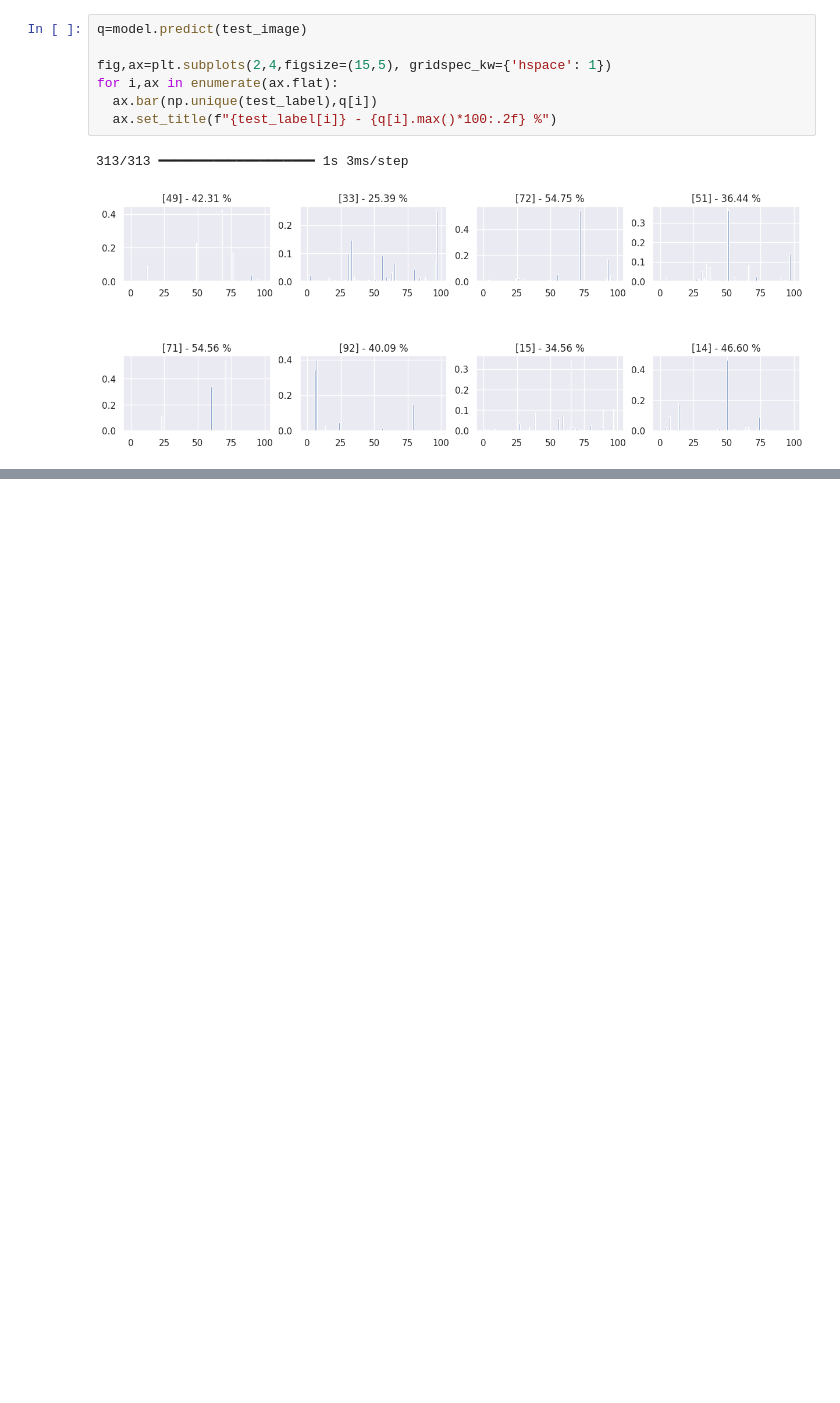
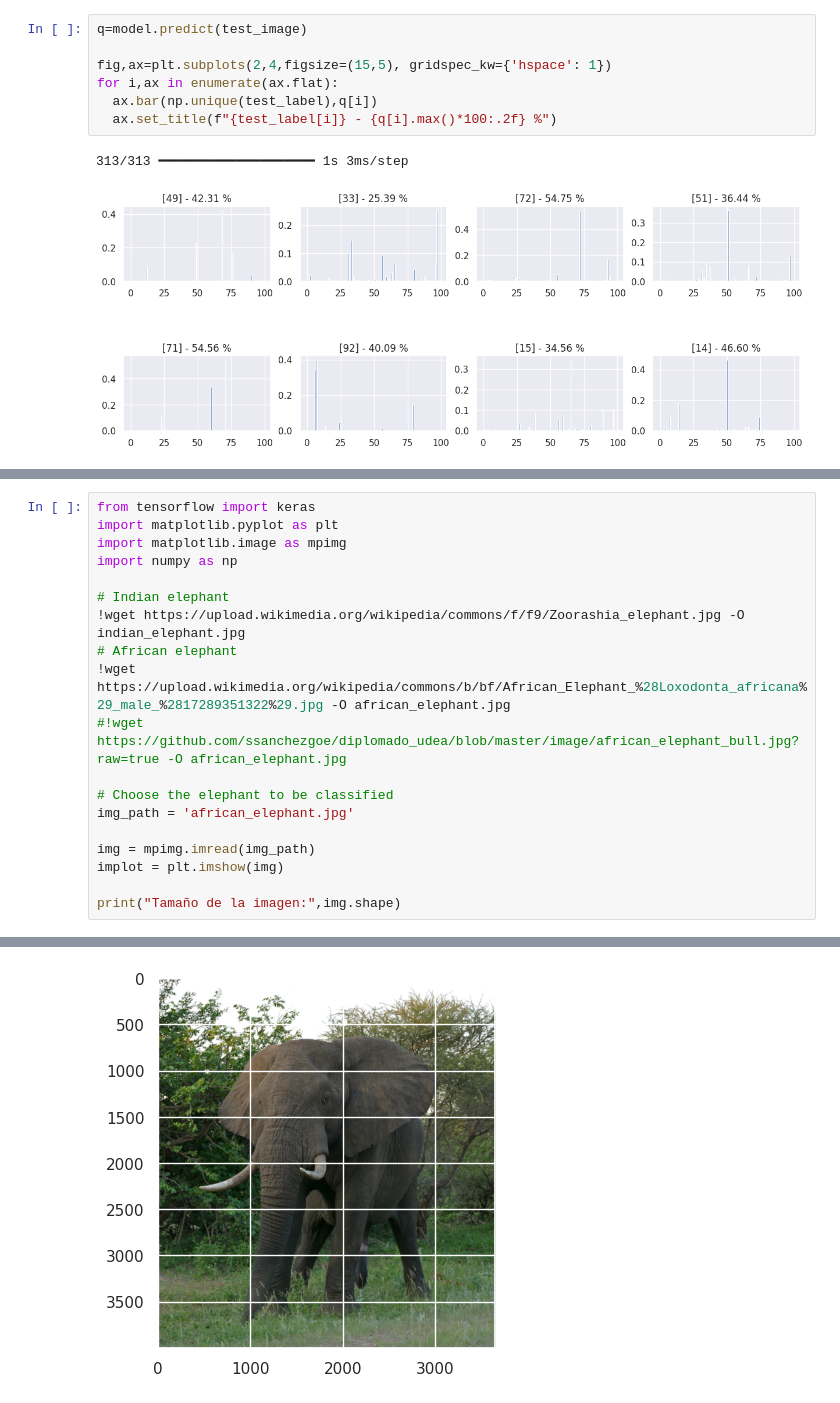
Before and after one commit to CienciaDatosUdea/002_EstudiantesAprendizajeEstadistico, a Jupyter notebook: semestre2025-2/Estudiantes/Duque_1085/Laboratorio_redes_neuronales_convolucionales.ipynb, the cells around one changed output, grey strips where cells are left out. Saved outputs shown, nothing was run; the diff lists cells and outputs as text; blank space fills up the shorter version.

```diff
--- a/semestre2025-2/Estudiantes/Duque_1085/Laboratorio_redes_neuronales_convolucionales.ipynb
+++ b/semestre2025-2/Estudiantes/Duque_1085/Laboratorio_redes_neuronales_convolucionales.ipynb
@@ -883,0 +929,20 @@ for i,ax in enumerate(ax.flat):
+# %%
+from tensorflow import keras
+import matplotlib.pyplot as plt
+import matplotlib.image as mpimg
+import numpy as np
+
+# Indian elephant
+!wget https://upload.wikimedia.org/wikipedia/commons/f/f9/Zoorashia_elephant.jpg -O indian_elephant.jpg
+# African elephant
+!wget https://upload.wikimedia.org/wikipedia/commons/b/bf/African_Elephant_%28Loxodonta_africana%29_male_%2817289351322%29.jpg -O african_elephant.jpg
+#!wget https://github.com/ssanchezgoe/diplomado_udea/blob/master/image/african_elephant_bull.jpg?raw=true -O african_elephant.jpg
+
+# Choose the elephant to be classified
+img_path = 'african_elephant.jpg'
+
+img = mpimg.imread(img_path)
+implot = plt.imshow(img)
+
+print("Tamaño de la imagen:",img.shape)
+# %% [output]
@@ -883,0 +966 @@ for i,ax in enumerate(ax.flat):
+[figure, added]
```
Also changed, not shown: parts of 4 cells of this notebook.
